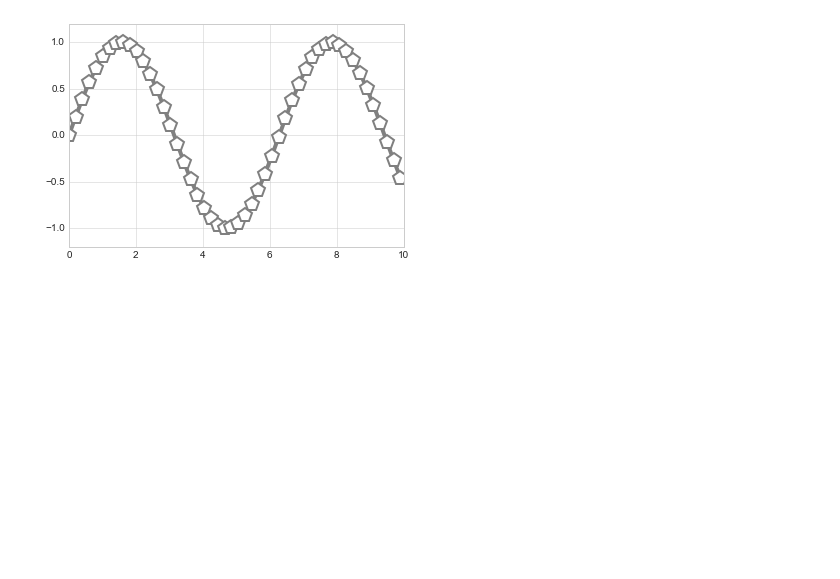
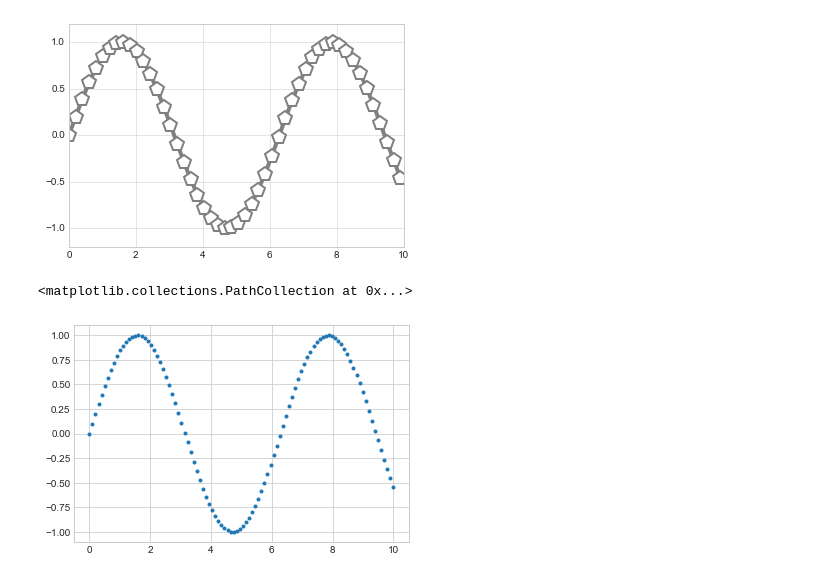
Before and after one commit to SpIIIII/jupyter-repo, a Jupyter notebook: Python Data Science Cookbook/Main.ipynb, the cells around one changed output. Cells and saved outputs as stored; diff of their text form; code cells hidden in the pictures; blank space fills up the shorter version.

```diff
--- a/Python Data Science Cookbook/Main.ipynb
+++ b/Python Data Science Cookbook/Main.ipynb
@@ -478,3 +478,8 @@ plt.ylim(-1.2,1.2)
 # %% [output]
 (-1.2, 1.2)
 [figure]
+# %%
+plt.scatter(x,y,marker = '.')
+# %% [output]
+<matplotlib.collections.PathCollection at 0x...>
+[figure, added]
```
Also changed, not shown: parts of 6 cells of this notebook, 1 other file.
